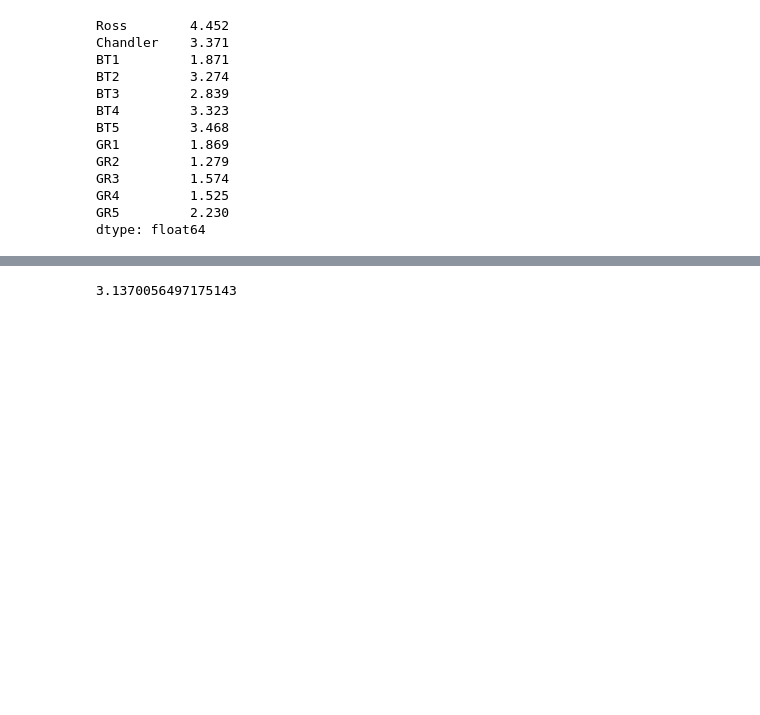
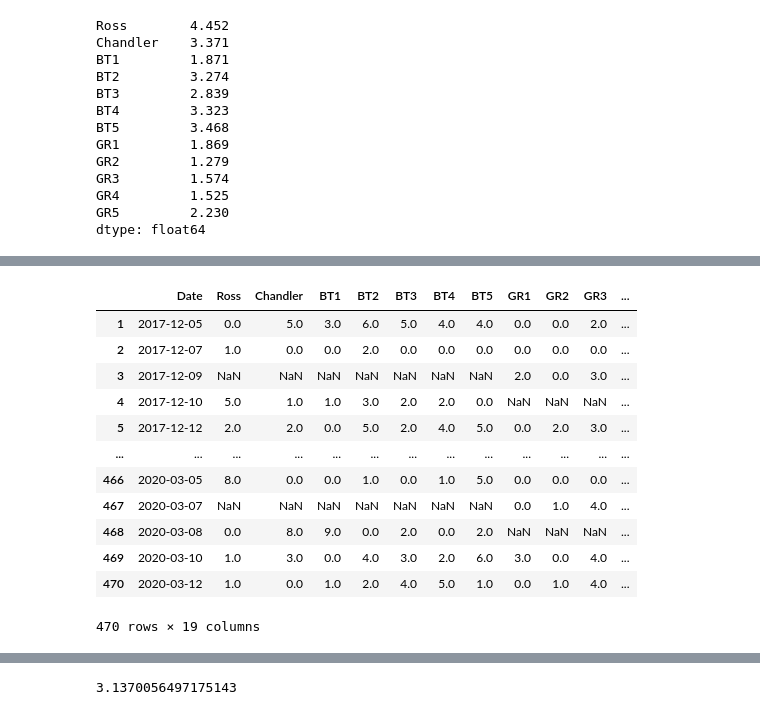
Before and after one commit to Data-Science-in-Business-Fall-2020/final-project-danny_brady_michael, a Jupyter notebook: Deeper_Dive.ipynb, the cells around one changed output, grey strips where cells are left out. Drawn from its saved outputs; the diff is of its cells as text; code cells hidden in the pictures; blank space fills up the shorter version.

```diff
--- a/Deeper_Dive.ipynb
+++ b/Deeper_Dive.ipynb
@@ -69,9 +70,9 @@ other_factors['Temperature'].count()
 # %% [output]
 582
 # %%
-eat['Temperature'] = other_factors['Temperature'].values
-targets['Temperature'] = other_factors['Temperature'].values
-drops['Temperature'] = other_factors['Temperature'].values
+#eat['Temperature'] = other_factors['Temperature'].values
+#targets['Temperature'] = other_factors['Temperature'].values
+#drops['Temperature'] = other_factors['Temperature'].values
 # %%
 eat
 # %% [output]
@@ -232,0 +270,19 @@ The history saving thread hit an unexpected error (OperationalError('disk I/O er
+# %%
+eat_pre["male"] = eat_pre[["BT1","BT5","GR1","Ross","Chandler"]].sum(axis = 1)
+eat_pre["female"] = eat_pre[["BT2","BT3","BT4","GR2","GR3","GR4","GR5"]].sum(axis = 1)
+eat_covid["male"] = eat_covid[["BT1","BT5","GR1","Ross","Chandler"]].sum(axis = 1)
+eat_covid["female"] = eat_covid[["BT2","BT3","BT4","GR2","GR3","GR4","GR5"]].sum(axis = 1)
+eat_post["male"] = eat_post[["BT1","BT5","GR1","Ross","Chandler"]].sum(axis = 1)
+eat_post["female"] = eat_post[["BT2","BT3","BT4","GR2","GR3","GR4","GR5"]].sum(axis = 1)
+
+eat_pre["All_GR"] = eat_pre["GR1"] + eat_pre["GR2"] + eat_pre["GR3"]+ eat_pre["GR4"] + eat_pre["GR5"]
+eat_pre["All_BT"] = eat_pre["BT1"] + eat_pre["BT2"] + eat_pre["BT3"]+ eat_pre["BT4"] + eat_pre["BT5"]
+eat_pre["All_SS"] = eat_pre["Ross"] + eat_pre["Chandler"]
+
+eat_covid["All_GR"] = eat_covid["GR1"] + eat_covid["GR2"] + eat_covid["GR3"]+ eat_covid["GR4"] + eat_covid["GR5"]
+eat_covid["All_BT"] = eat_covid["BT1"] + eat_covid["BT2"] + eat_covid["BT3"]+ eat_covid["BT4"] + eat_covid["BT5"]
+eat_covid["All_SS"] = eat_covid["Ross"] + eat_covid["Chandler"]
+
+eat_post["All_GR"] = eat_post["GR1"] + eat_post["GR2"] + eat_post["GR3"]+ eat_post["GR4"] + eat_post["GR5"]
+eat_post["All_BT"] = eat_post["BT1"] + eat_post["BT2"] + eat_post["BT3"]+ eat_post["BT4"] + eat_post["BT5"]
+eat_post["All_SS"] = eat_post["Ross"] + eat_post["Chandler"]
@@ -232,0 +388,17 @@ The history saving thread hit an unexpected error (OperationalError('disk I/O er
+# %%
+eat_pre = eat_pre.drop('Etc. Comments', axis=1)
+eat_pre
+# %% [output]
+|  | Date | Ross | Chandler | BT1 | BT2 | BT3 | BT4 | BT5 | GR1 | GR2 | GR3 | ... |
+| 1 | 2017-12-05 | 0.0 | 5.0 | 3.0 | 6.0 | 5.0 | 4.0 | 4.0 | 0.0 | 0.0 | 2.0 | ... |
+| 2 | 2017-12-07 | 1.0 | 0.0 | 0.0 | 2.0 | 0.0 | 0.0 | 0.0 | 0.0 | 0.0 | 0.0 | ... |
+| 3 | 2017-12-09 | NaN | NaN | NaN | NaN | NaN | NaN | NaN | 2.0 | 0.0 | 3.0 | ... |
+| 4 | 2017-12-10 | 5.0 | 1.0 | 1.0 | 3.0 | 2.0 | 2.0 | 0.0 | NaN | NaN | NaN | ... |
+| 5 | 2017-12-12 | 2.0 | 2.0 | 0.0 | 5.0 | 2.0 | 4.0 | 5.0 | 0.0 | 2.0 | 3.0 | ... |
+| ... | ... | ... | ... | ... | ... | ... | ... | ... | ... | ... | ... | ... |
+| 466 | 2020-03-05 | 8.0 | 0.0 | 0.0 | 1.0 | 0.0 | 1.0 | 5.0 | 0.0 | 0.0 | 0.0 | ... |
+| 467 | 2020-03-07 | NaN | NaN | NaN | NaN | NaN | NaN | NaN | 0.0 | 1.0 | 4.0 | ... |
+| 468 | 2020-03-08 | 0.0 | 8.0 | 9.0 | 0.0 | 2.0 | 0.0 | 2.0 | NaN | NaN | NaN | ... |
+| 469 | 2020-03-10 | 1.0 | 3.0 | 0.0 | 4.0 | 3.0 | 2.0 | 6.0 | 3.0 | 0.0 | 4.0 | ... |
+| 470 | 2020-03-12 | 1.0 | 0.0 | 1.0 | 2.0 | 4.0 | 5.0 | 1.0 | 0.0 | 1.0 | 4.0 | ... |
+470 rows × 19 columns
```
Also changed, not shown: parts of 18 cells of this notebook.
